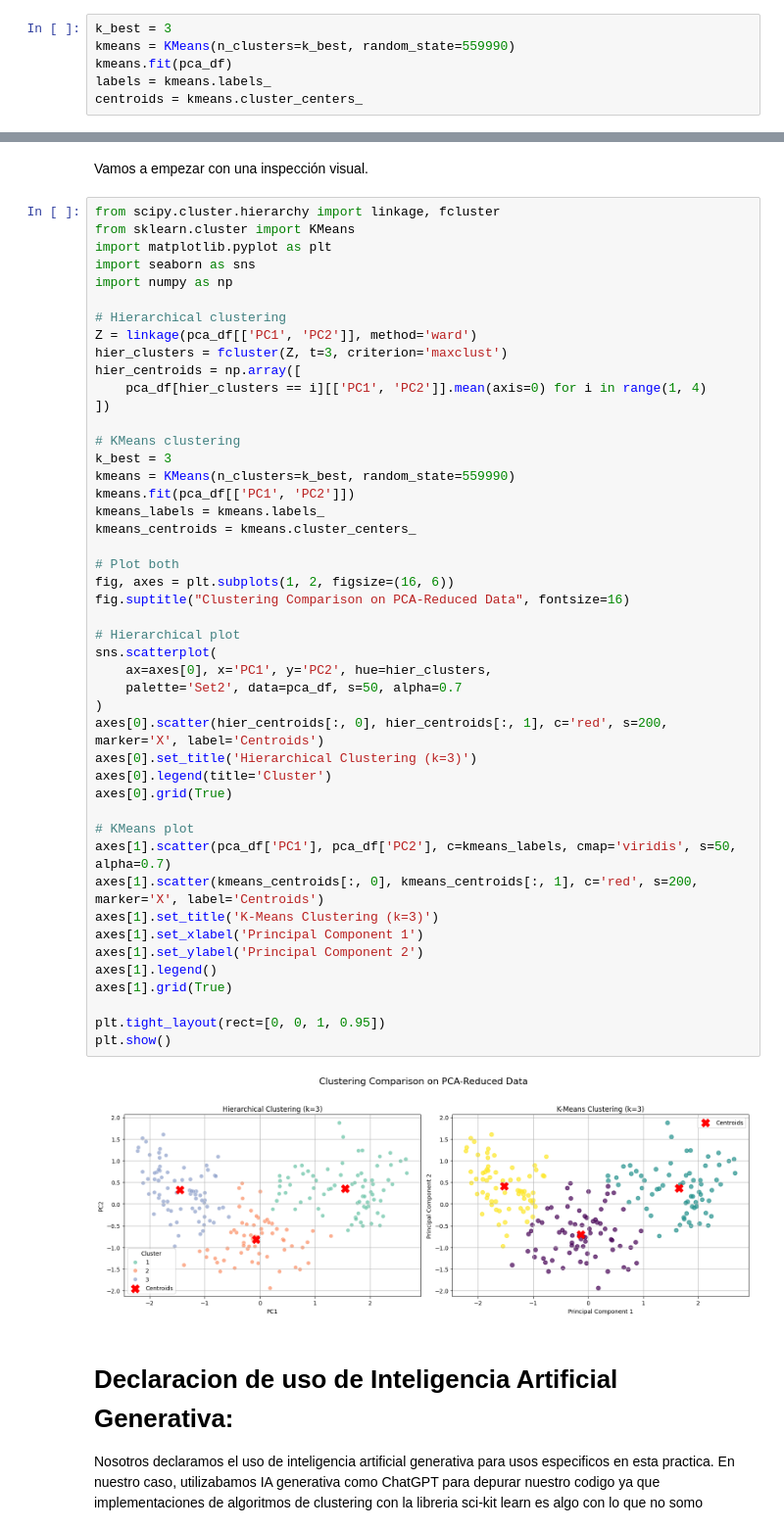
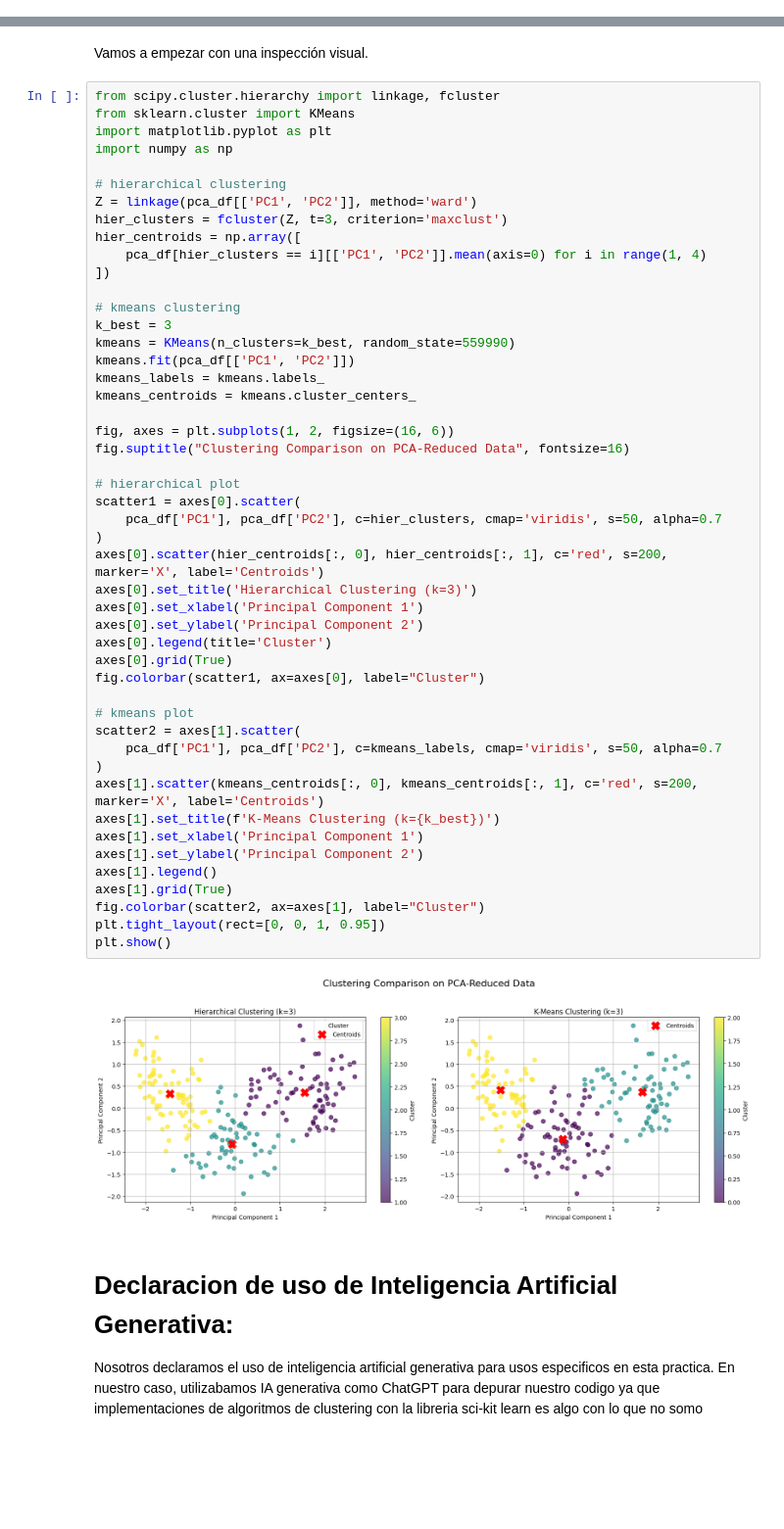
Before and after one commit to iborgstedt2848/ML_G84_G2_P2, a Jupyter notebook: segunda_práctica.ipynb, the cells around one changed output, grey strips where cells are left out. Shown at 98% size. Cells and saved outputs as stored; diff of their text form; blank space fills up the shorter version.

```diff
--- a/segunda_práctica.ipynb
+++ b/segunda_práctica.ipynb
@@ -170,10 +170,4 @@ Para clusters con codo, graficamos el número de clusters contra la inercia (SSE
 Para clusters con silueta, graficamos el número de clusters contra la puntuación que es una medida del ajuste de cada punto en su cluster (en comparación con otros clusteres). Estamos buscando números más grades, más cercos a uno.
 
 Está claro que k_best = 3 según los dos.
-# %%
-k_best = 3
-kmeans = KMeans(n_clusters=k_best, random_state=559990)
-kmeans.fit(pca_df)
-labels = kmeans.labels_
-centroids = kmeans.cluster_centers_
 # %%
@@ -290,50 +304,52 @@ Vamos a empezar con una inspección visual.
 from scipy.cluster.hierarchy import linkage, fcluster
 from sklearn.cluster import KMeans
 import matplotlib.pyplot as plt
-import seaborn as sns
 import numpy as np
 
-# Hierarchical clustering
+# hierarchical clustering
 Z = linkage(pca_df[['PC1', 'PC2']], method='ward')
 hier_clusters = fcluster(Z, t=3, criterion='maxclust')
 hier_centroids = np.array([
     pca_df[hier_clusters == i][['PC1', 'PC2']].mean(axis=0) for i in range(1, 4)
 ])
 
-# KMeans clustering
+# kmeans clustering
 k_best = 3
 kmeans = KMeans(n_clusters=k_best, random_state=559990)
 kmeans.fit(pca_df[['PC1', 'PC2']])
 kmeans_labels = kmeans.labels_
 kmeans_centroids = kmeans.cluster_centers_
 
-# Plot both
 fig, axes = plt.subplots(1, 2, figsize=(16, 6))
 fig.suptitle("Clustering Comparison on PCA-Reduced Data", fontsize=16)
 
-# Hierarchical plot
-sns.scatterplot(
-    ax=axes[0], x='PC1', y='PC2', hue=hier_clusters,
-    palette='Set2', data=pca_df, s=50, alpha=0.7
+# hierarchical plot
+scatter1 = axes[0].scatter(
+    pca_df['PC1'], pca_df['PC2'], c=hier_clusters, cmap='viridis', s=50, alpha=0.7
 )
 axes[0].scatter(hier_centroids[:, 0], hier_centroids[:, 1], c='red', s=200, marker='X', label='Centroids')
 axes[0].set_title('Hierarchical Clustering (k=3)')
+axes[0].set_xlabel('Principal Component 1')
+axes[0].set_ylabel('Principal Component 2')
 axes[0].legend(title='Cluster')
 axes[0].grid(True)
+fig.colorbar(scatter1, ax=axes[0], label="Cluster")
 
-# KMeans plot
-axes[1].scatter(pca_df['PC1'], pca_df['PC2'], c=kmeans_labels, cmap='viridis', s=50, alpha=0.7)
+# kmeans plot
+scatter2 = axes[1].scatter(
+    pca_df['PC1'], pca_df['PC2'], c=kmeans_labels, cmap='viridis', s=50, alpha=0.7
+)
 axes[1].scatter(kmeans_centroids[:, 0], kmeans_centroids[:, 1], c='red', s=200, marker='X', label='Centroids')
-axes[1].set_title('K-Means Clustering (k=3)')
+axes[1].set_title(f'K-Means Clustering (k={k_best})')
 axes[1].set_xlabel('Principal Component 1')
 axes[1].set_ylabel('Principal Component 2')
 axes[1].legend()
 axes[1].grid(True)
-
+fig.colorbar(scatter2, ax=axes[1], label="Cluster")
 plt.tight_layout(rect=[0, 0, 1, 0.95])
 plt.show()
 # %% [output]
-[figure, old version]
+[figure, new version]
 # %% [markdown]
 # Declaracion de uso de Inteligencia Artificial Generativa:
 
```
Also changed, not shown: parts of 4 cells of this notebook.
